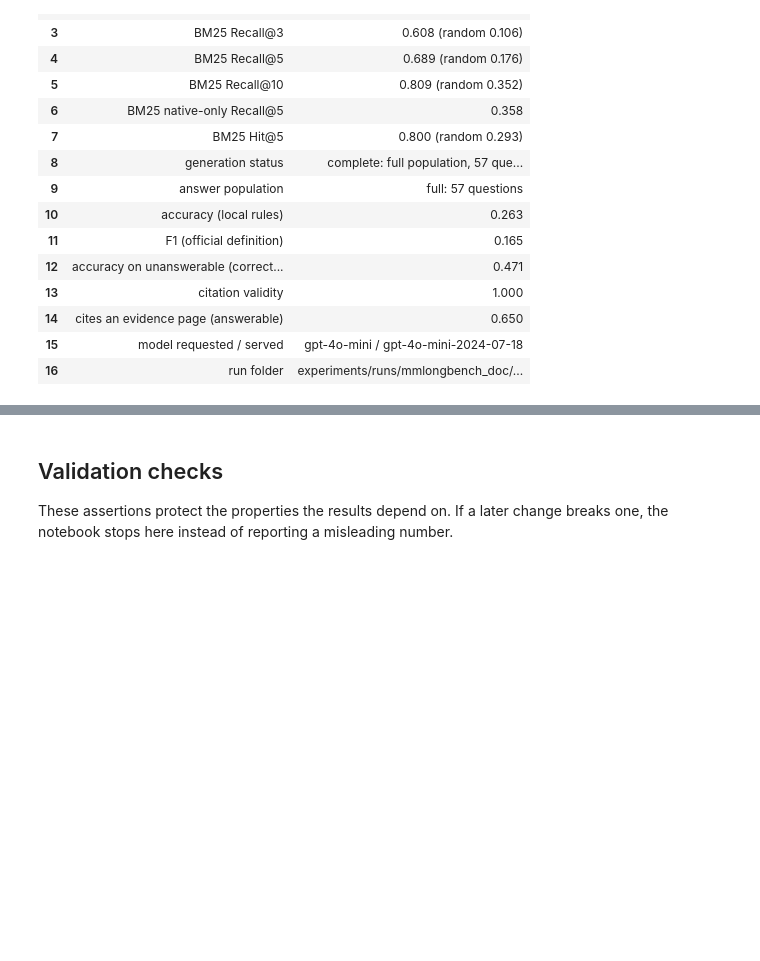
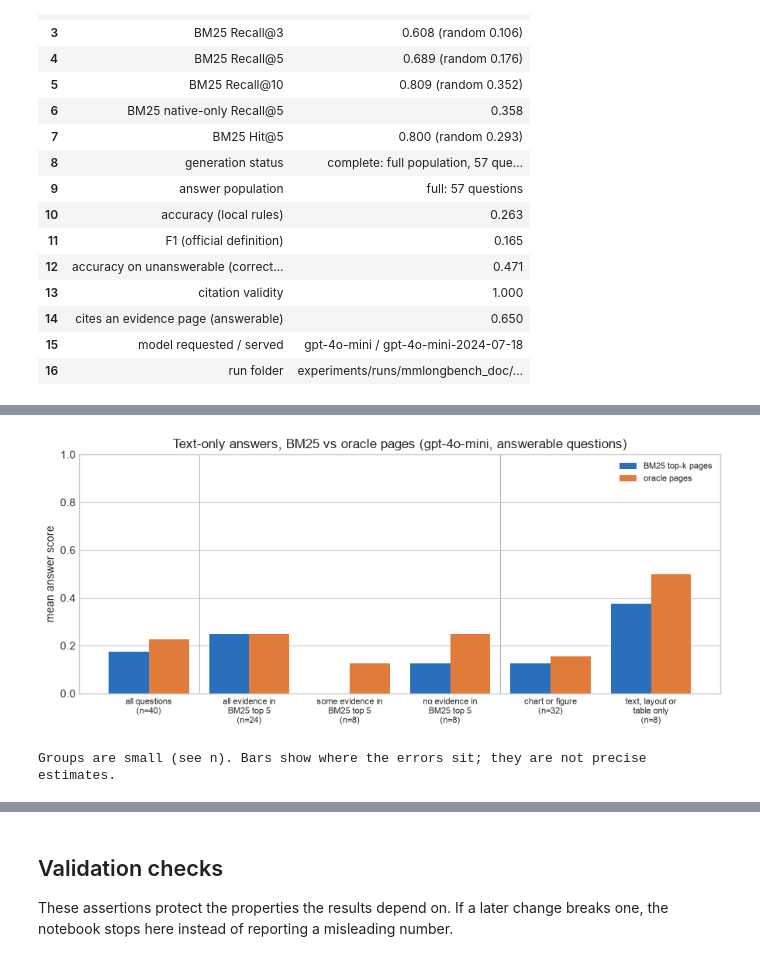
Before and after one commit to ROUSenghak/Multimodal-Document-Intelligence, a Jupyter notebook: notebooks/project/14_mmlongbench_doc_benchmark.ipynb, the cells around one changed output, grey strips where cells are left out. Saved outputs shown, nothing was run; the diff lists cells and outputs as text; code cells hidden in the pictures; blank space fills up the shorter version.

```diff
--- a/notebooks/project/14_mmlongbench_doc_benchmark.ipynb
+++ b/notebooks/project/14_mmlongbench_doc_benchmark.ipynb
@@ -1924,0 +2146,28 @@ The retrieval failures show three distinct error types:
+# %%
+import textwrap
+
+if not paired.empty:
+    retrieval_order = [f"{amount} evidence in BM25 top {gen_k}" for amount in ("all", "some", "no")]
+    groups = [
+        ("all questions", paired),
+        *[(name, paired[paired["retrieval_group"] == name]) for name in retrieval_order],
+        *[(name, frame) for name, frame in paired.groupby("evidence_group")],
+    ]
+    groups = [(name, frame) for name, frame in groups if len(frame)]  # pilot mode can leave a group empty
+    labels = [f"{textwrap.fill(name, 16)}\n(n={len(frame)})" for name, frame in groups]
+    x = np.arange(len(groups))
+    fig, ax = plt.subplots(figsize=(9, 4))
+    ax.bar(x - 0.2, [frame["bm25_score"].mean() for _, frame in groups], width=0.4, color="#2A6FBB", label="BM25 top-k pages")
+    ax.bar(x + 0.2, [frame["oracle_score"].mean() for _, frame in groups], width=0.4, color="#E07B39", label="oracle pages")
+    ax.axvline(0.5, color="#BBBBBB", linewidth=0.8)
+    ax.axvline(sum(name in retrieval_order for name, _ in groups) + 0.5, color="#BBBBBB", linewidth=0.8)
+    ax.grid(axis="x", visible=False)
+    ax.set_xticks(x, labels, fontsize=8)
+    ax.set(ylabel="mean answer score", ylim=(0, 1), title=f"Text-only answers, BM25 vs oracle pages ({SETTINGS['model_name']}, answerable questions)")
+    ax.legend(loc="upper right", fontsize=8)
+    plt.tight_layout()
+    plt.show()
+    print("Groups are small (see n). Bars show where the errors sit; they are not precise estimates.")
+# %% [output]
+[figure, added]
+Groups are small (see n). Bars show where the errors sit; they are not precise estimates.
```
Also changed, not shown: parts of 20 cells of this notebook.
